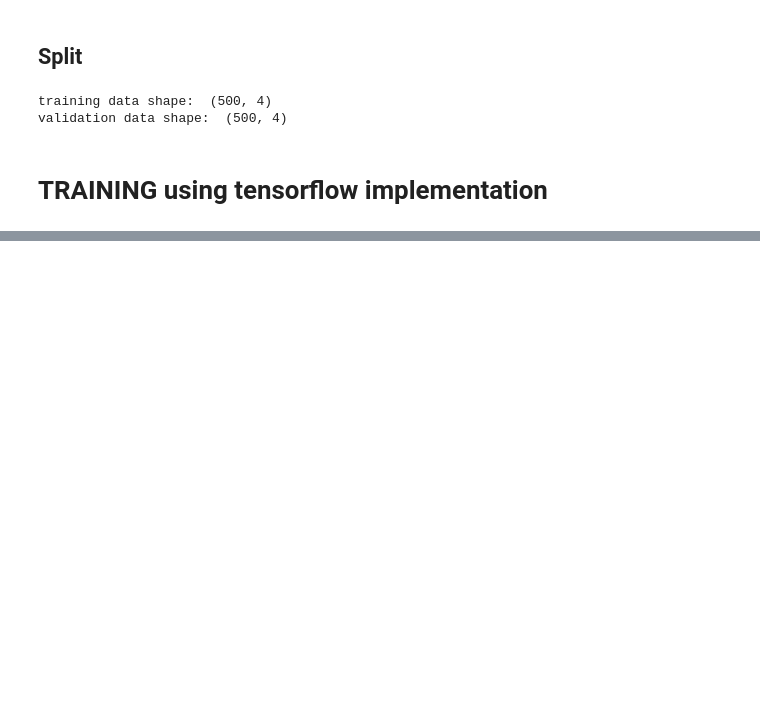
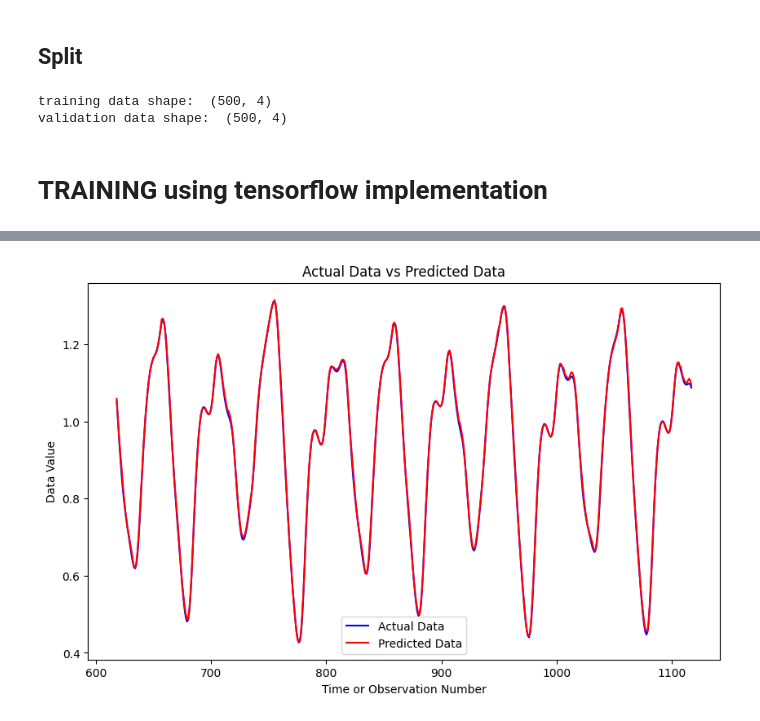
Before and after one commit to opticsensors/HVAC-predictive-control, a Jupyter notebook: notebooks/6.0-anfis-time-series-prediction.ipynb, the cells around one changed output, grey strips where cells are left out. Drawn from its saved outputs; the diff is of its cells as text; code cells hidden in the pictures; blank space fills up the shorter version.

```diff
--- a/notebooks/6.0-anfis-time-series-prediction.ipynb
+++ b/notebooks/6.0-anfis-time-series-prediction.ipynb
@@ -200,0 +285,13 @@ plt.show()
+# %%
+predict_mlp=model_mlp.predict(chkData)
+
+# Plotting
+plt.figure(figsize=(10, 6))
+plt.plot(chkTime, chkLbls, label='Actual Data', color='blue')
+plt.plot(chkTime, predict_mlp, label='Predicted Data', color='red')
+plt.title('Actual Data vs Predicted Data')
+plt.xlabel('Time or Observation Number')
+plt.ylabel('Data Value')
+plt.legend()
+plt.show()
+# %% [output]
@@ -200,0 +299 @@ plt.show()
+[figure, added]
```
Also changed, not shown: parts of 16 cells of this notebook, 13 other files.
